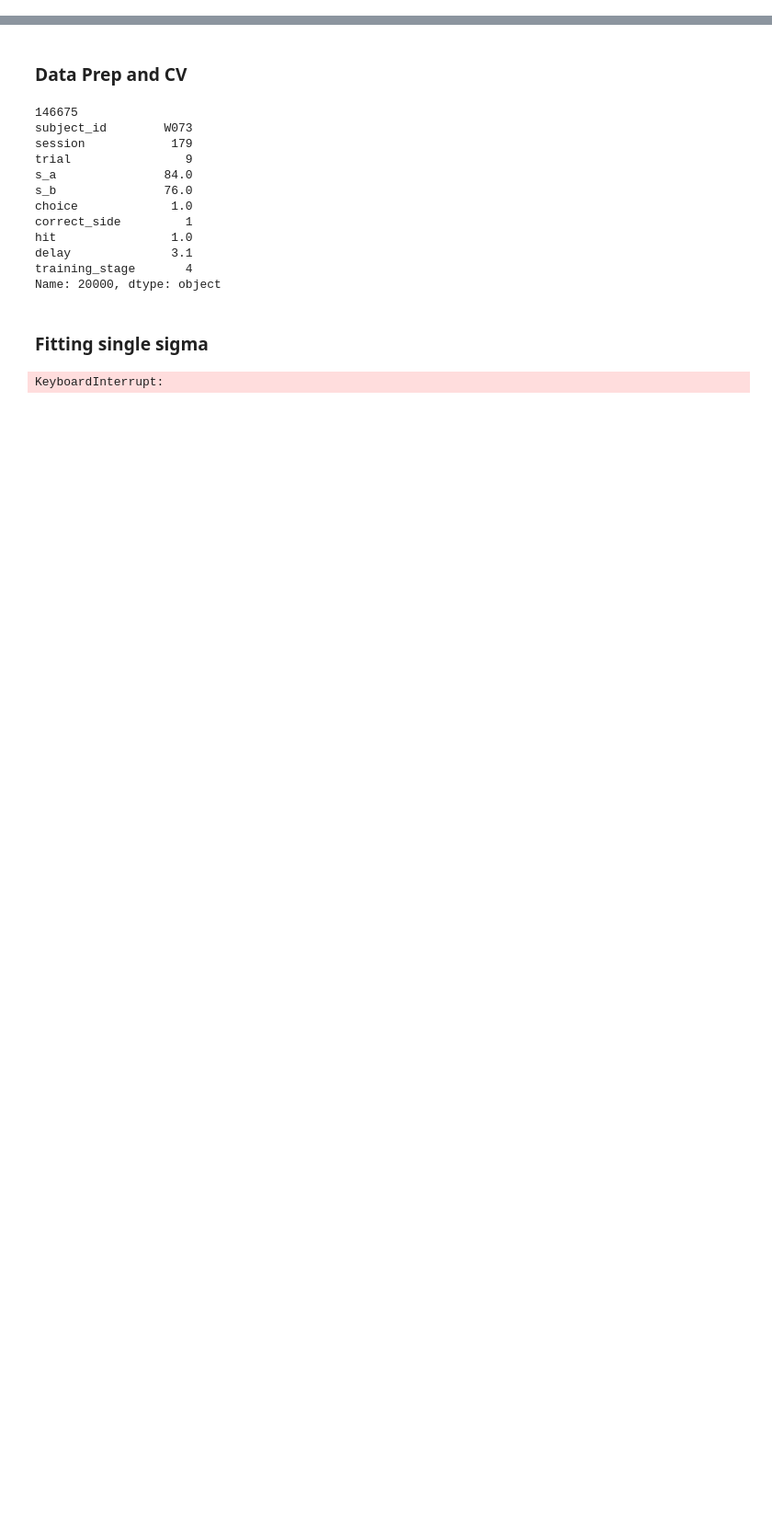
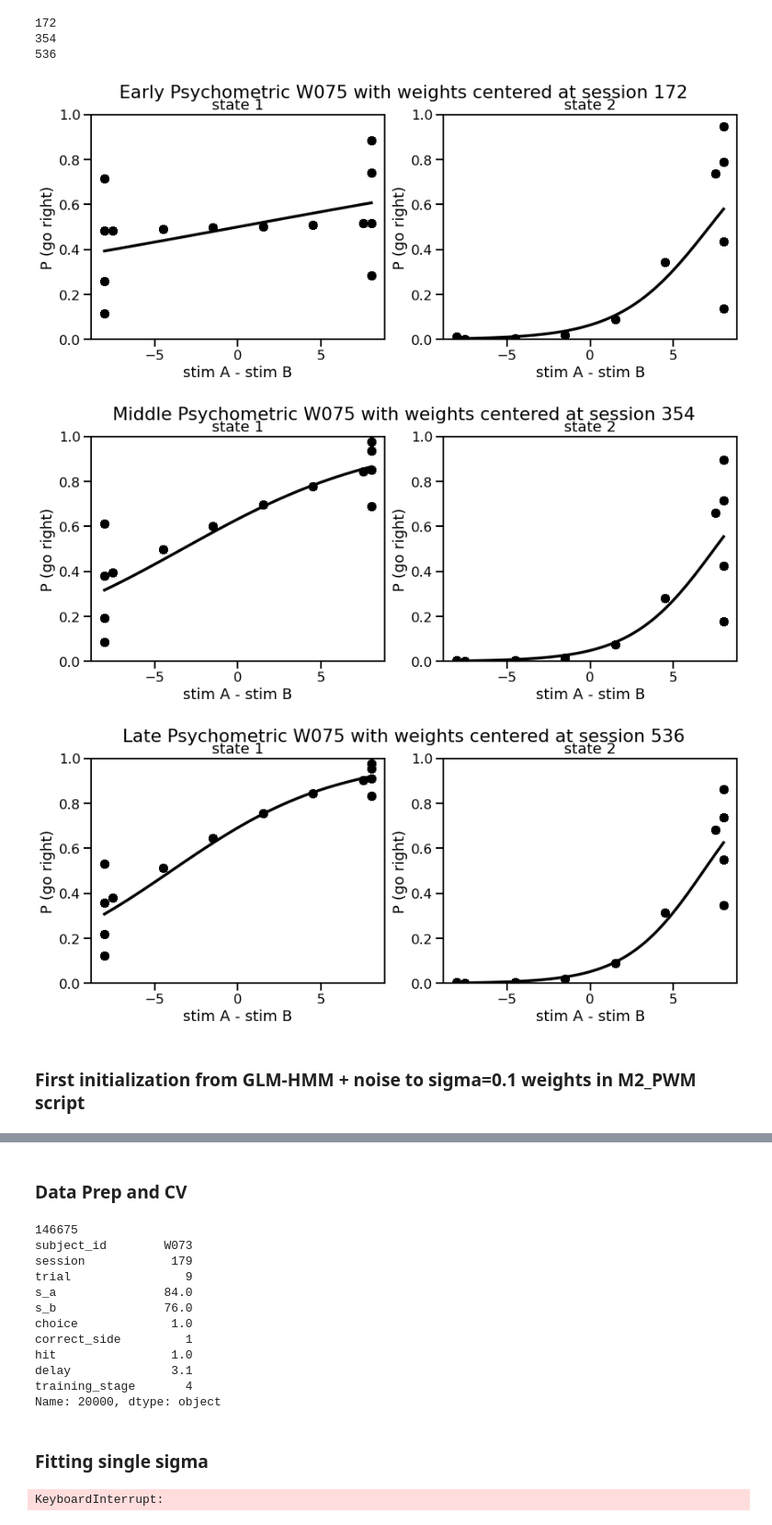
Before and after one commit to lenca56/Pillow_dGLM-HMM, a Jupyter notebook: code/M1_PWM_Analysis.ipynb, the cells around one changed output, grey strips where cells are left out. Shown at 92% size. Drawn from its saved outputs; the diff is of its cells as text; code cells hidden in the pictures; blank space fills up the shorter version.

```diff
--- a/code/M1_PWM_Analysis.ipynb
+++ b/code/M1_PWM_Analysis.ipynb
@@ -118,0 +118,29 @@ glmhmmW = np.load(f'../data_PWM/W-global_PWM_all-animals_sf=4_{K}_state_multiple
+# %%
+rat_id = 'W075'
+stage_filter=3
+indSigma = 5
+allW = np.load(f'../data_PWM/W_PWM_{rat_id}_sf=3_2_state_fold-0_multiple_sigmas_penaltyW=True.npy')[indSigma]
+folds = 4
+x, y = io_utils.prepare_design_matrices(rat_id=rat_id, path=path, psychometric=True, cutoff=10, stage_filter=stage_filter, overwrite=False)
+sessInd = list(io_utils.session_start(rat_id=rat_id, path=path, psychometric=True, cutoff=10, stage_filter=stage_filter))
+trainX, trainY, trainSessInd, testX, testY, testSessInd = split_data_per_session(x, y, sessInd, folds=folds, random_state=1)
+df = io_utils.load_and_wrangle(rat_id = rat_id, path=path, psychometric=True, cutoff=10, stage_filter=stage_filter, overwrite=False)
+deltaStim = np.array(df["s_a"] - df["s_b"])
+totalSess = len(trainSessInd[0])
+sessInterest = [int(totalSess/3)-10, int(2*totalSess/3)-10, int(totalSess)-10]
+labels = ['Early','Middle','Late']
+for i in range(0,len(sessInterest)):
+    sess = sessInterest[i]
+    fig, axes = plt.subplots(1, K, figsize=(K*6+2,5))
+    fig.suptitle(f'{labels[i]} Psychometric {rat_id} with weights centered at session {sess}')
+    print(sess)
+    plot_psychometric_per_state(allW[trainSessInd[0][sess-10]:trainSessInd[0][sess+9],:,0:3,1].mean(axis=0), x[:,0:3], deltaStim, axes)
+# %% [output]
+172
+354
+536
+[figure, added]
+[figure, added]
+[figure, added]
+# %% [markdown]
+### First initialization from GLM-HMM + noise to sigma=0.1 weights in M2_PWM script
```
Also changed, not shown: parts of 6 cells of this notebook, 4 other files.
